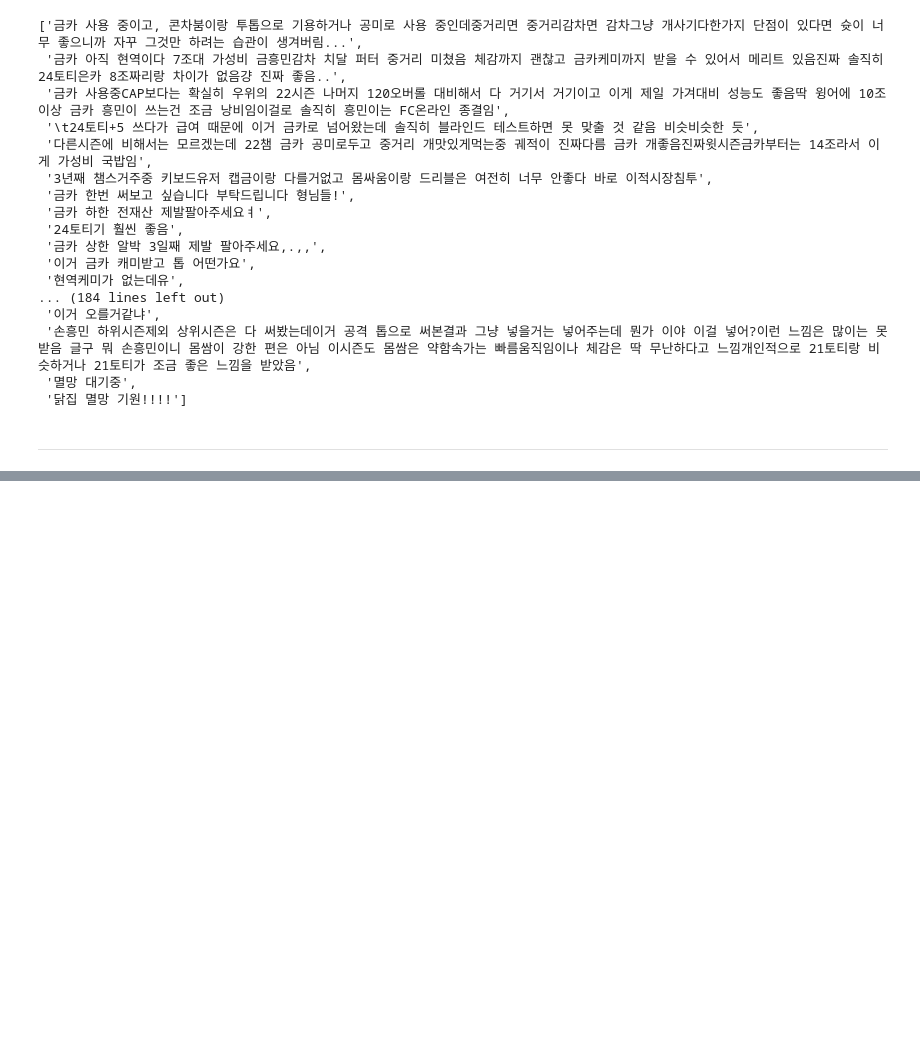
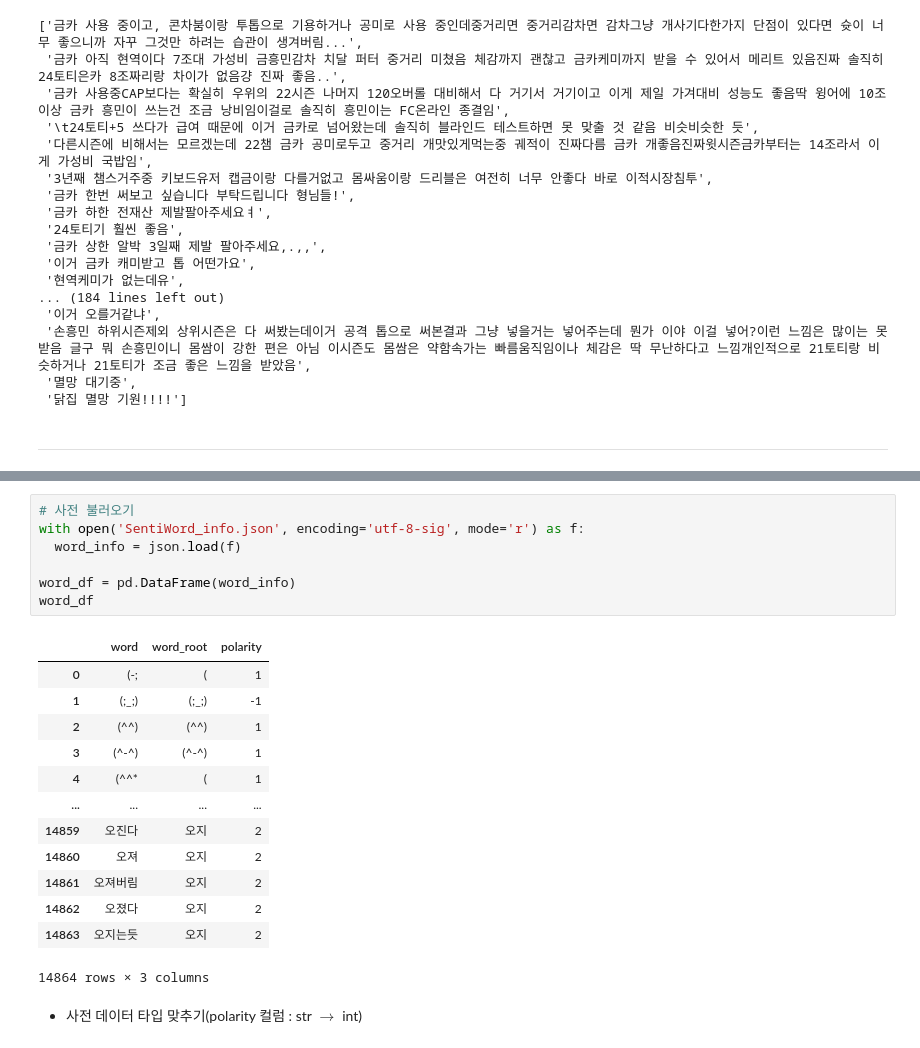
Before and after one commit to harrym8n/Proj_FConline, a Jupyter notebook: inven_data_scrapping.ipynb, the cells around one changed output, grey strips where cells are left out. Saved outputs shown, nothing was run; the diff lists cells and outputs as text; blank space fills up the shorter version.

```diff
--- a/inven_data_scrapping.ipynb
+++ b/inven_data_scrapping.ipynb
@@ -134,0 +280,23 @@ comment_list
+# %%
+# 사전 불러오기
+with open('SentiWord_info.json', encoding='utf-8-sig', mode='r') as f:
+  word_info = json.load(f)
+
+word_df = pd.DataFrame(word_info)
+word_df
+# %% [output]
+|  | word | word_root | polarity |
+| 0 | (-; | ( | 1 |
+| 1 | (;_;) | (;_;) | -1 |
+| 2 | (^^) | (^^) | 1 |
+| 3 | (^-^) | (^-^) | 1 |
+| 4 | (^^* | ( | 1 |
+| ... | ... | ... | ... |
+| 14859 | 오진다 | 오지 | 2 |
+| 14860 | 오져 | 오지 | 2 |
+| 14861 | 오져버림 | 오지 | 2 |
+| 14862 | 오졌다 | 오지 | 2 |
+| 14863 | 오지는듯 | 오지 | 2 |
+14864 rows × 3 columns
+# %% [markdown]
+- 사전 데이터 타입 맞추기(polarity 컬럼 : str $\rightarrow$ int)
```
Also changed, not shown: parts of 36 cells of this notebook, 1 other file.
